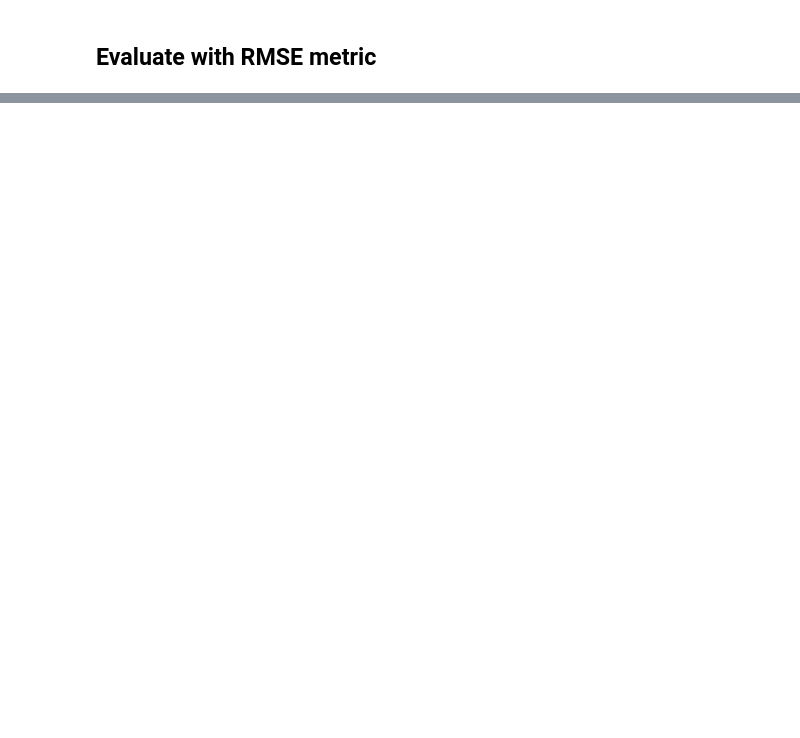
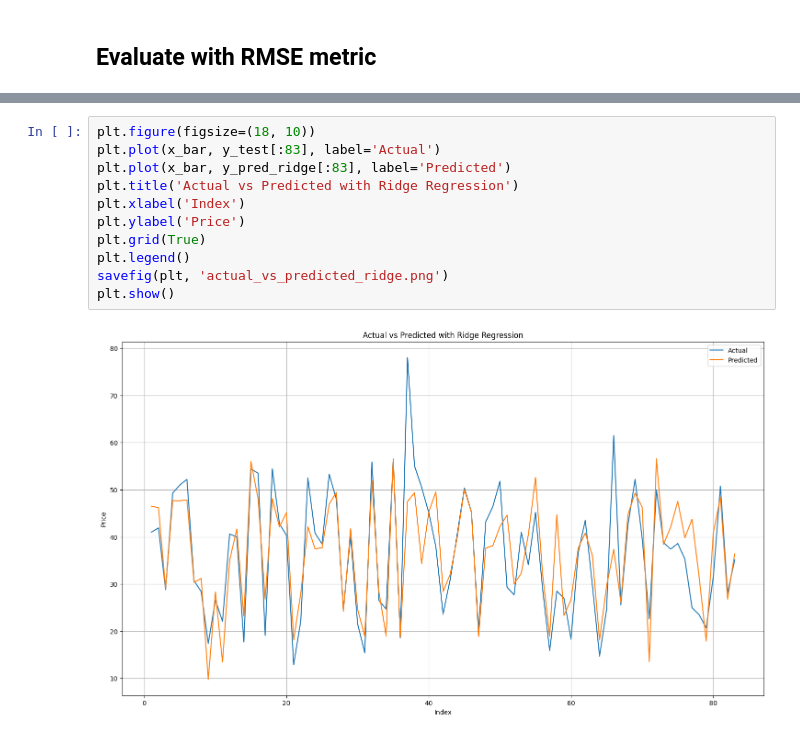
Before and after one commit to thangquang09/HCMUS, a Jupyter notebook: IntroduceDS/Lab02_RegressionModel.ipynb, the cells around one changed output, grey strips where cells are left out. Drawn from its saved outputs; the diff is of its cells as text; blank space fills up the shorter version.

```diff
--- a/IntroduceDS/Lab02_RegressionModel.ipynb
+++ b/IntroduceDS/Lab02_RegressionModel.ipynb
@@ -316,0 +316,13 @@ Mean Squared Error of Decision Tree: 52.92288439169566
+# %%
+plt.figure(figsize=(18, 10))
+plt.plot(x_bar, y_test[:83], label='Actual')
+plt.plot(x_bar, y_pred_ridge[:83], label='Predicted')
+plt.title('Actual vs Predicted with Ridge Regression')
+plt.xlabel('Index')
+plt.ylabel('Price')
+plt.grid(True)
+plt.legend()
+savefig(plt, 'actual_vs_predicted_ridge.png')
+plt.show()
+# %% [output]
+[figure, added]
```
Also changed, not shown: parts of 22 cells of this notebook, 10 other files.
